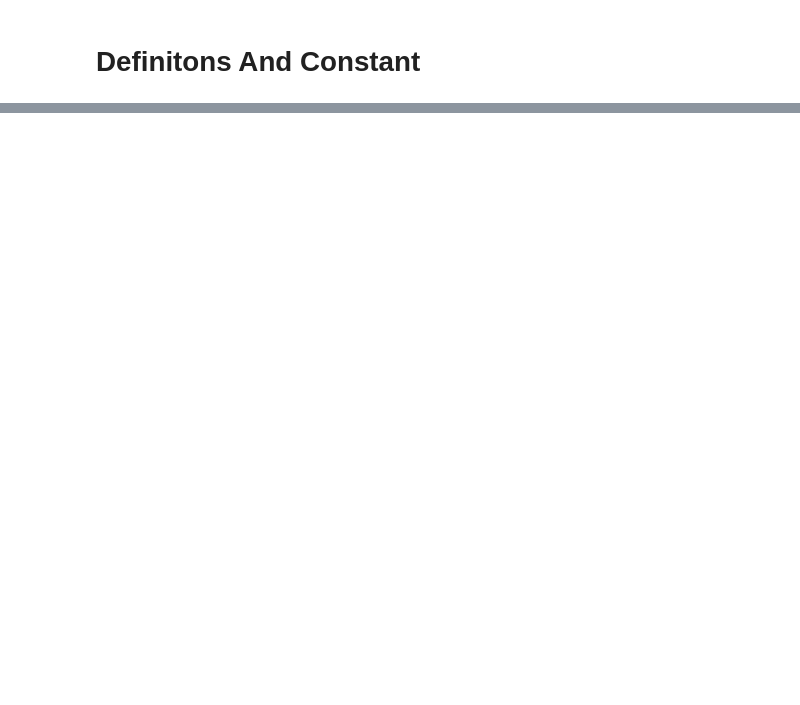
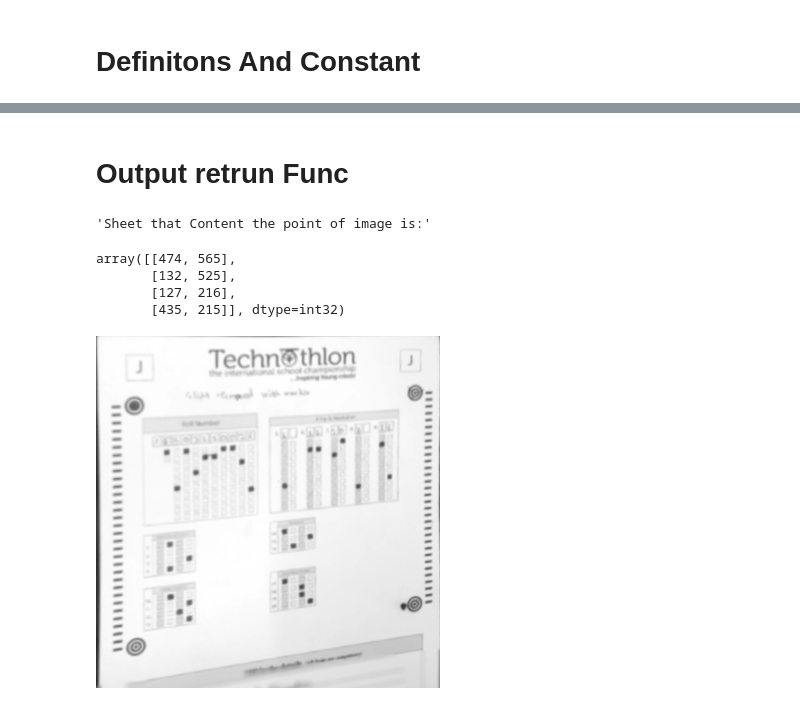
Before and after one commit to Udayraj123/OMRChecker, a Jupyter notebook: OMR.ipynb, the cells around one changed output, grey strips where cells are left out. Cells and saved outputs as stored; diff of their text form; code cells hidden in the pictures; blank space fills up the shorter version.

```diff
--- a/OMR.ipynb
+++ b/OMR.ipynb
@@ -37,2 +48,15 @@ display(Image.fromarray(image))
 # %% [markdown]
 # Definitons And Constant
+# %%
+import cv2
+import sys
+import numpy as np
+from IPython.display import display
+from PIL import Image
+from src.logger import logger
+import myclass as my
+from matplotlib import pyplot as plt
+MIN_PAGE_AREA=8000
+min_matching_threshold =  0.3
+max_matching_variation = 0.41
+apply_erode_subtract =  1
@@ -38,0 +96,21 @@ display(Image.fromarray(image))
+# %%
+def Croppage(image):
+        image = my.normalize(cv2.GaussianBlur(image, (3, 3), 0))
+        # Resize should be done with another preprocessor is needed
+        sheet = find_page(image)
+        display("Sheet that Content the point of image is:")
+        display(sheet)
+        display()
+        if sheet == []:
+            logger.error(
+                "\tError: Paper boundary not found! \
+                Have you accidentally included CropPage preprocessor?"
+            )
+            return None
+        # cv2.waitKey(0)
+        # Warp layer 1
+        image = my.four_point_transform(image, sheet)
+
+
+        # Return preprocessed image
+        return image
@@ -38,0 +119,4 @@ display(Image.fromarray(image))
+# %%
+image =cv2.imread("samples/sample1/MobileCamera/sheet1.jpg", cv2.IMREAD_GRAYSCALE)
+image = cv2.resize(image, None, fx = 0.65, fy = 0.65)
+display(Image.fromarray(image))
@@ -38,0 +125,11 @@ display(Image.fromarray(image))
+# %% [markdown]
+# Output retrun Func
+# %%
+display(Image.fromarray(Croppage( image)))
+# %% [output]
+'Sheet that Content the point of image is:'
+array([[474, 565],
+       [132, 525],
+       [127, 216],
+       [435, 215]], dtype=int32)
+[figure, added]
```
Also changed, not shown: parts of 21 cells of this notebook, 2 other files.
